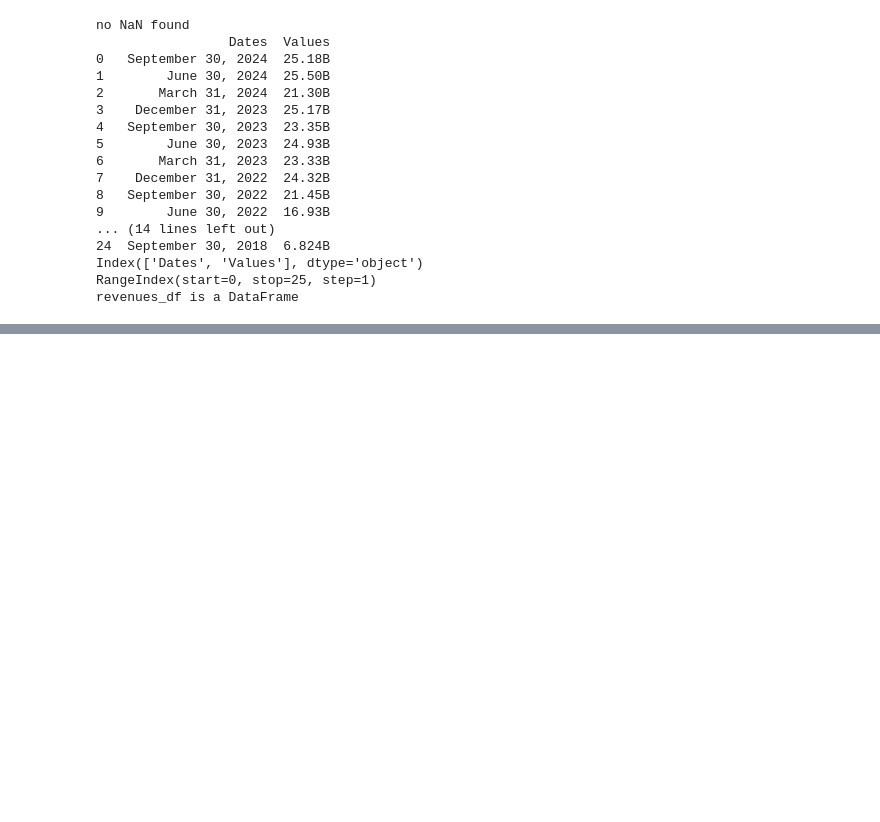
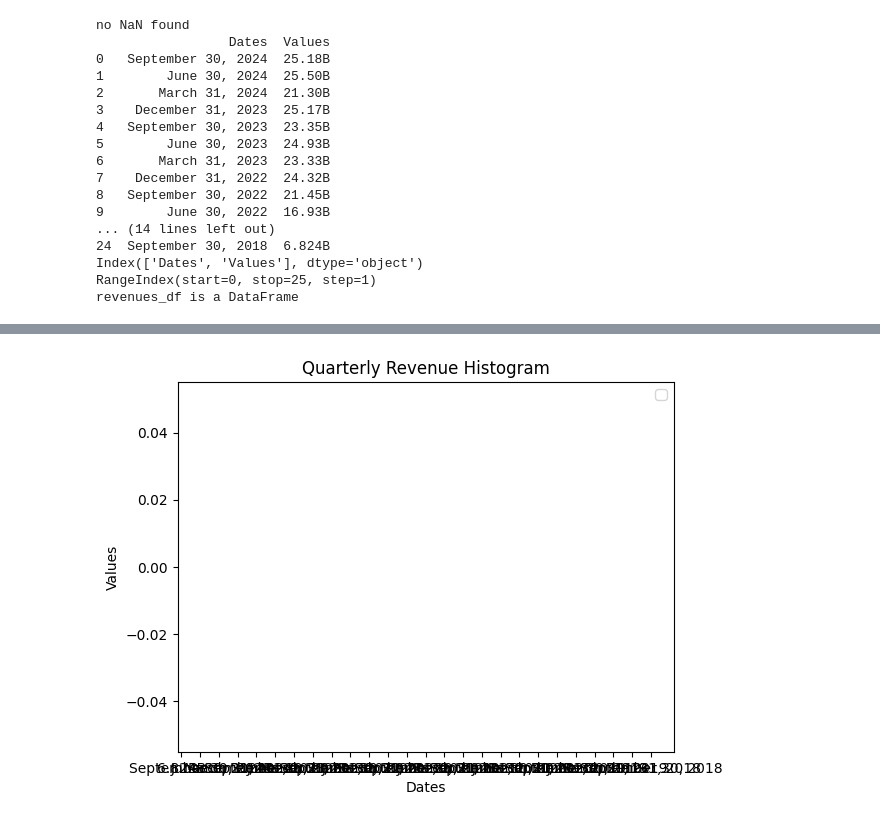
Before and after one commit to dianamonroe/web-scraping-project-tutorialDianaM, a Jupyter notebook: src/explore.ipynb, the cells around one changed output, grey strips where cells are left out. Saved outputs shown, nothing was run; the diff lists cells and outputs as text; code cells hidden in the pictures; blank space fills up the shorter version.

```diff
--- a/src/explore.ipynb
+++ b/src/explore.ipynb
@@ -168,3 +190,23 @@ con.close()
 # %%
-## Step 6: Visualize the data. What types of visualizations can we make?
+# Step 6: Visualize the data. What types of visualizations can we make?
 # Suggest at least 3 and plot them.
+
+
+reveneus_string = revenues_df["Values"]
+dates_string = revenues_df["Dates"]
+
+reveneus_list = list(map(str, reveneus_string))
+dates_list = list(map(str, dates_string))
+
+x = reveneus_list
+y = dates_list
+
+plt.hist(x, y)
+
+plt.title("Quarterly Revenue Histogram")
+plt.xlabel("Dates")
+plt.ylabel("Values")
+plt.legend()
+plt.show()
+# %% [output]
+[figure, added]
```
Also changed, not shown: parts of 5 cells of this notebook, 1 other file.
